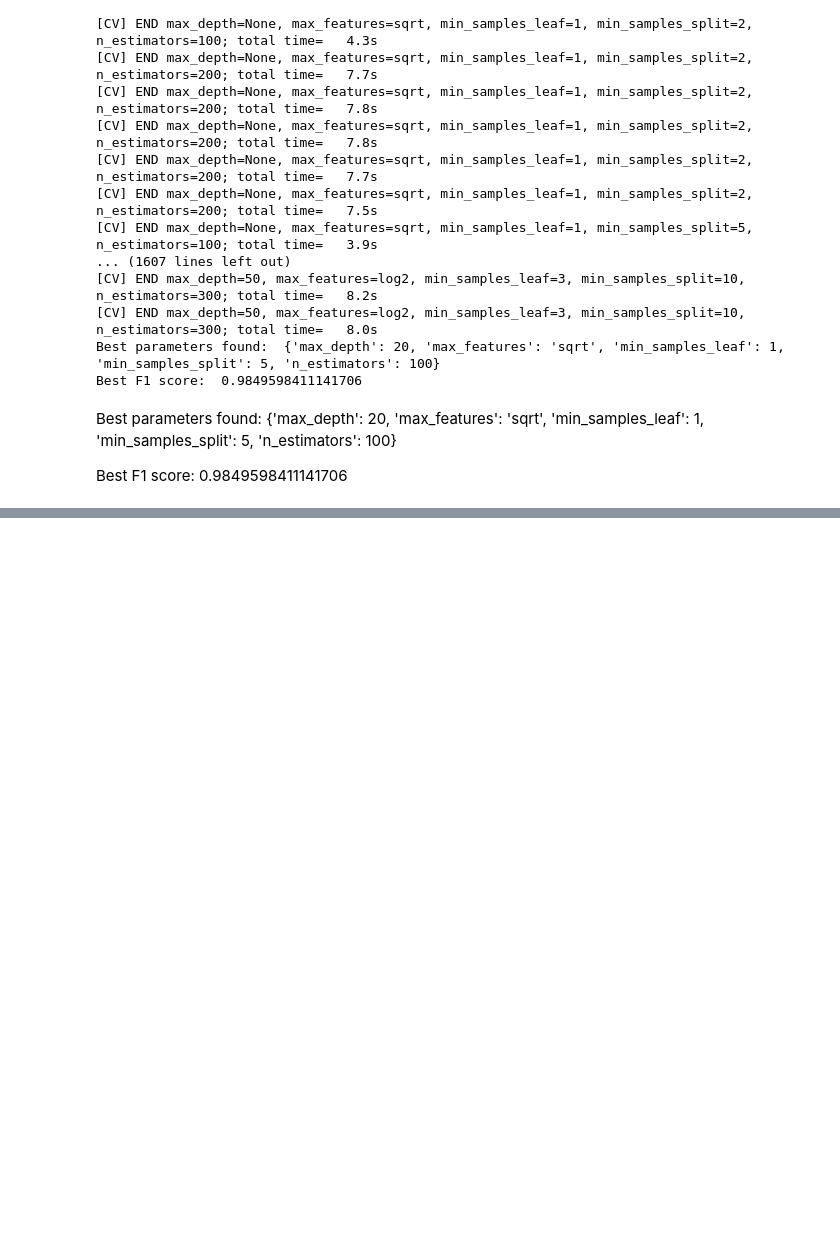
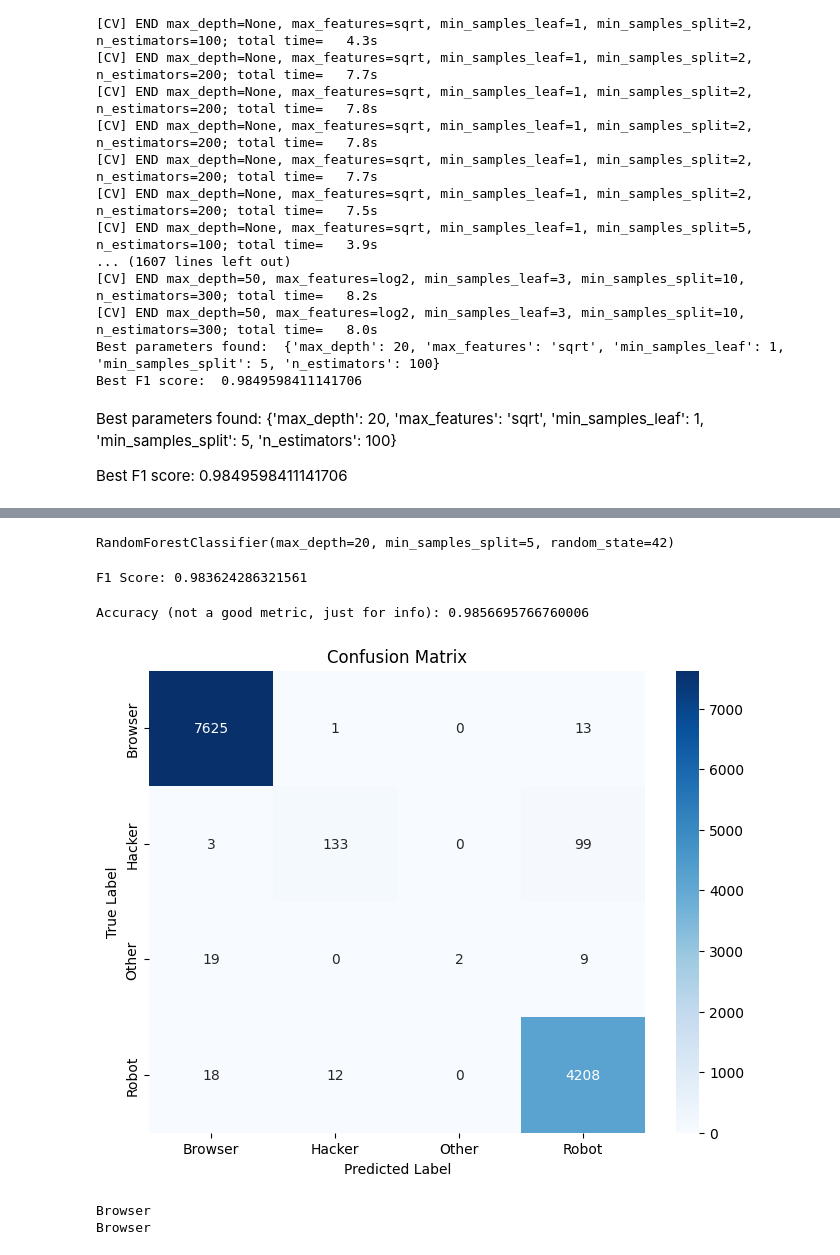
Before and after one commit to lisiqi/web-traffic-classification, a Jupyter notebook: notebooks/2_model.ipynb, the cells around one changed output, grey strips where cells are left out. Cells and saved outputs as stored; diff of their text form; code cells hidden in the pictures; blank space fills up the shorter version.

```diff
--- a/notebooks/2_model.ipynb
+++ b/notebooks/2_model.ipynb
@@ -245,0 +301,46 @@ Best F1 score:  0.9849598411141706
+# %%
+my_classifier = RandomForestClassifier(random_state=42, max_depth=20, max_features='sqrt', min_samples_leaf=1, min_samples_split=5, n_estimators=100)
+# %%
+# Prepare the feature matrix and target vector
+X_train = train_df[feature_columns]
+y_train = train_df['ua_agent_class']
+X_test = test_df[feature_columns]
+y_test = test_df['ua_agent_class']
+# Fit GridSearchCV
+my_classifier.fit(X_train, y_train)
+# %% [output]
+RandomForestClassifier(max_depth=20, min_samples_split=5, random_state=42)
+# %%
+from sklearn.metrics import f1_score
+y_pred = my_classifier.predict(X_test)
+f1 = f1_score(y_test, y_pred, average='weighted')
+print("F1 Score:", f1)
+# %% [output]
+F1 Score: 0.983624286321561
+# %%
+# model accuracy score
+print("Accuracy (not a good metric, just for info):", my_classifier.score(X_test, y_test))
+# %% [output]
+Accuracy (not a good metric, just for info): 0.9856695766760006
+# %%
+from sklearn.metrics import confusion_matrix
+cm = confusion_matrix(y_test, y_pred)
+
+# Step 6: Plot the confusion matrix
+plt.figure(figsize=(8, 6))
+sns.heatmap(cm, annot=True, fmt='d', cmap='Blues', xticklabels=my_classifier.classes_, yticklabels=my_classifier.classes_)
+plt.xlabel('Predicted Label')
+plt.ylabel('True Label')
+plt.title('Confusion Matrix')
+plt.show()
+# %% [output]
+[figure, added]
+# %%
+# predict an individual data record
+y_pred = my_classifier.predict([X_test.iloc[42]])[0]
+y_real = y_test.iloc[42]
+print(y_pred)
+print(y_real)
+# %% [output]
+Browser
+Browser
```
Also changed, not shown: parts of 2 cells of this notebook, 2 other files.
